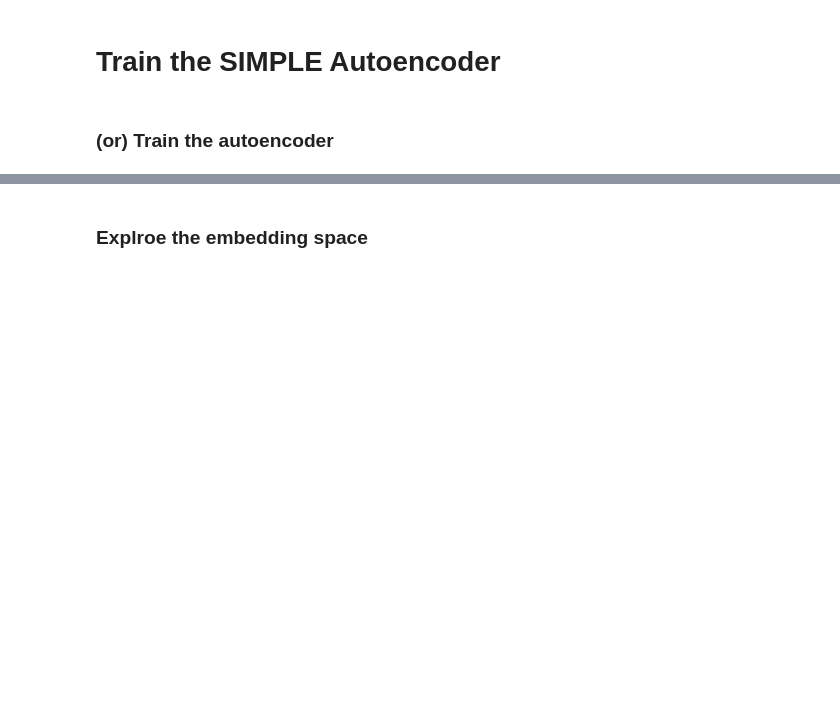
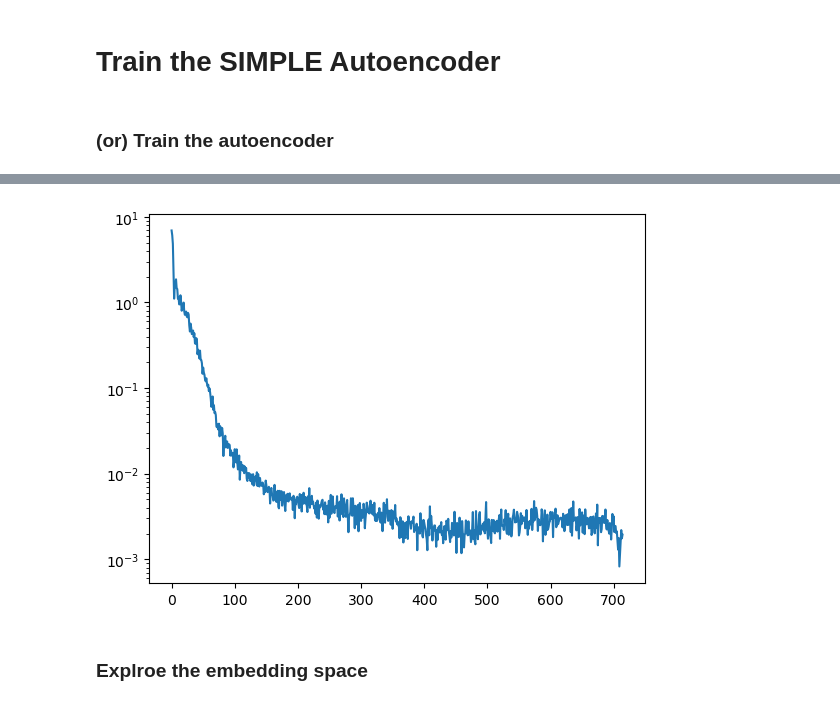
Before and after one commit to Lasse-mohr/fertility-prediction-challenge, a Jupyter notebook: train_pipeline.ipynb, the cells around one changed output, grey strips where cells are left out. Cells and saved outputs as stored; diff of their text form; code cells hidden in the pictures; blank space fills up the shorter version.

```diff
--- a/train_pipeline.ipynb
+++ b/train_pipeline.ipynb
@@ -46,14 +44,14 @@ Right now the notebook is set to work with fake data. This can be changed once t
 The data is stored as a Dict[person_id, Sequences] where Sequences is a Dict[year, survery_wave_response]
 # %%
 # read in data and prepare transformations
-data = pd.read_csv("data/training_data/PreFer_train_data.csv")
+data = pd.read_csv("data/training_data/PreFer_train_data.csv", low_memory=False)
 targets = pd.read_csv('data/training_data/PreFer_train_outcome.csv')
 codebook = pd.read_csv('data/codebooks/PreFer_codebook.csv')
 # %% [markdown]
 ### Select the top 10 most important questions (there's overlap, so there's only gonna be 8)
 # %%
 importance = pd.read_csv('features_importance_1000.csv')
-custom_pairs = importance.iloc[:50].feature.map(lambda x: get_generic_name(x))
+custom_pairs = importance.iloc[:200].feature.map(lambda x: get_generic_name(x))
 # %%
 # check if sequences have been preprocessed (saves time)
 if False:# os.path.exists('data/processed_data/sequences.pt'):
@@ -76,9 +74,9 @@ pretrain_dataset = PretrainingDataset(sequences)
 ### Initialization of the Autoencoder
 HIDDEN_DIM = 128
 #ENCODING_SIZE = 64
-BATCH_SIZE = 96
-num_epochs_autoencoder = 2
-learning_rate_autoencoder = 5e-2
+BATCH_SIZE = 128
+num_epochs_autoencoder = 3
+learning_rate_autoencoder = 10e-2
 
 SEQ_LEN = pretrain_dataset.get_seq_len()
 vocab_size = pretrain_dataset.get_vocab_size()
@@ -115,7 +113,9 @@ for epoch in range(num_epochs_autoencoder):
         year = year.to(device)
         seq = seq.to(device)
 
-        x= autoencoder(year, seq)
+        nan_index = seq == 101
+
+        x = autoencoder(year, seq)
         loss = loss_cls(x.permute(0,2,1), seq.long()) #+ #+ loss_cos(x1.reshape(x1.size(1) * x1.size(0), -1 ),
                                                        #         autoencoder.embedding(year, seq).view(x1.size(1) * x1.size(0), -1),
                                                         #        torch.ones(seq.size(0) * seq.size(1)).to(device))
@@ -124,7 +124,7 @@ for epoch in range(num_epochs_autoencoder):
         all_loss.append(loss_epoch_metric[-1])
         loss.backward()
         optimizer.step()
-        loop_object.set_postfix_str("mean loss: %.3f"%np.mean(loss_epoch_metric[-100:]))
+        loop_object.set_postfix_str("mean loss: %.5f"%np.mean(loss_epoch_metric[-100:]))
     ## After epoch end
     scheduler.step()
     loss_metric.append(np.mean(loss_epoch_metric))
@@ -133,7 +136,10 @@ for epoch in range(num_epochs_autoencoder):
 # %%
+plt.plot(all_loss)
 
-plt.plot(all_loss)
+plt.yscale('log')
 plt.show()
+# %% [output]
+[figure, added]
 # %% [markdown]
 ### Explroe the embedding space
 # %%
```
Also changed, not shown: parts of 14 cells of this notebook, 6 other files.
